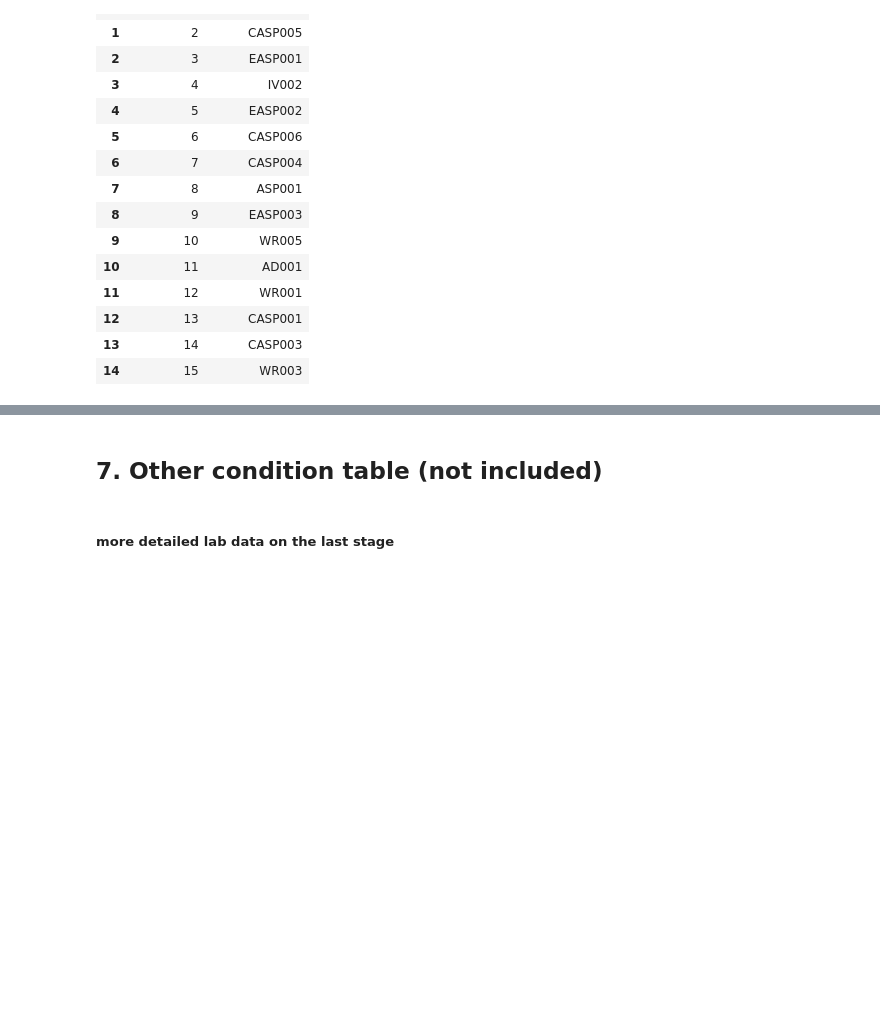
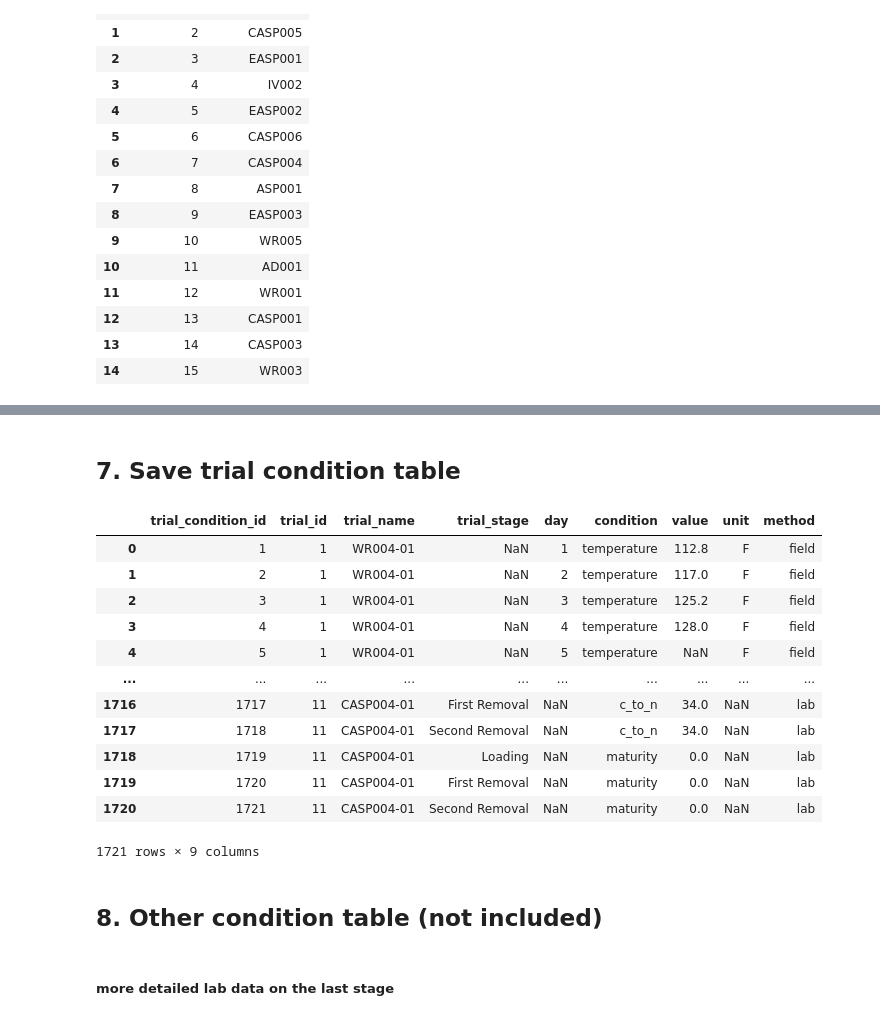
Before and after one commit to uchicago-dsi/compostable-disintegration-analysis, a Jupyter notebook: notebooks/add_facility_trial_trial_conditions.ipynb, the cells around one changed output, grey strips where cells are left out. Drawn from its saved outputs; the diff is of its cells as text; code cells hidden in the pictures; blank space fills up the shorter version.

```diff
--- a/notebooks/add_facility_trial_trial_conditions.ipynb
+++ b/notebooks/add_facility_trial_trial_conditions.ipynb
@@ -568,0 +593,25 @@ trial
+# %% [markdown]
+## 7. Save trial condition table
+# %%
+trial_matching= trial[['trial_id', 'trial_name']]
+trial_condition = pd.merge(combined_all, trial_matching, left_on='trial_id', right_on='trial_name', how='left')
+trial_condition['trial_condition_id'] = range(1, len(trial_condition) + 1)
+trial_condition = trial_condition[['trial_condition_id', 'trial_id_y', 'trial_name',
+                                  'trial_stage', 'day', 'condition', 'value', 'unit', 'method']]
+trial_condition.rename(columns={'trial_id_y': 'trial_id'}, inplace=True)
+
+trial_condition
+# %% [output]
+|  | trial_condition_id | trial_id | trial_name | trial_stage | day | condition | value | unit | method |
+| 0 | 1 | 1 | WR004-01 | NaN | 1 | temperature | 112.8 | F | field |
+| 1 | 2 | 1 | WR004-01 | NaN | 2 | temperature | 117.0 | F | field |
+| 2 | 3 | 1 | WR004-01 | NaN | 3 | temperature | 125.2 | F | field |
+| 3 | 4 | 1 | WR004-01 | NaN | 4 | temperature | 128.0 | F | field |
+| 4 | 5 | 1 | WR004-01 | NaN | 5 | temperature | NaN | F | field |
+| ... | ... | ... | ... | ... | ... | ... | ... | ... | ... |
+| 1716 | 1717 | 11 | CASP004-01 | First Removal | NaN | c_to_n | 34.0 | NaN | lab |
+| 1717 | 1718 | 11 | CASP004-01 | Second Removal | NaN | c_to_n | 34.0 | NaN | lab |
+| 1718 | 1719 | 11 | CASP004-01 | Loading | NaN | maturity | 0.0 | NaN | lab |
+| 1719 | 1720 | 11 | CASP004-01 | First Removal | NaN | maturity | 0.0 | NaN | lab |
+| 1720 | 1721 | 11 | CASP004-01 | Second Removal | NaN | maturity | 0.0 | NaN | lab |
+1721 rows × 9 columns
@@ -569,5 +620,5 @@ trial
 # %% [markdown]
-## 7. Other condition table (not included)
+## 8. Other condition table (not included)
 # %% [markdown]
 ##### more detailed lab data on the last stage
 # %%
```
Also changed, not shown: parts of 13 cells of this notebook, 2 other files.
